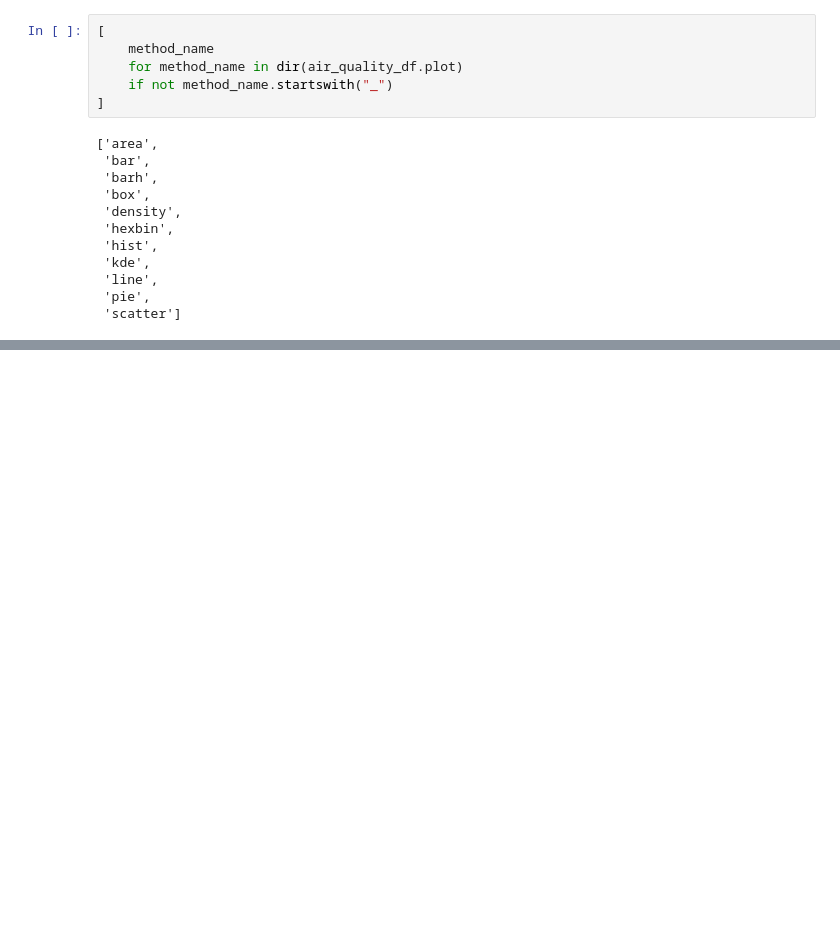
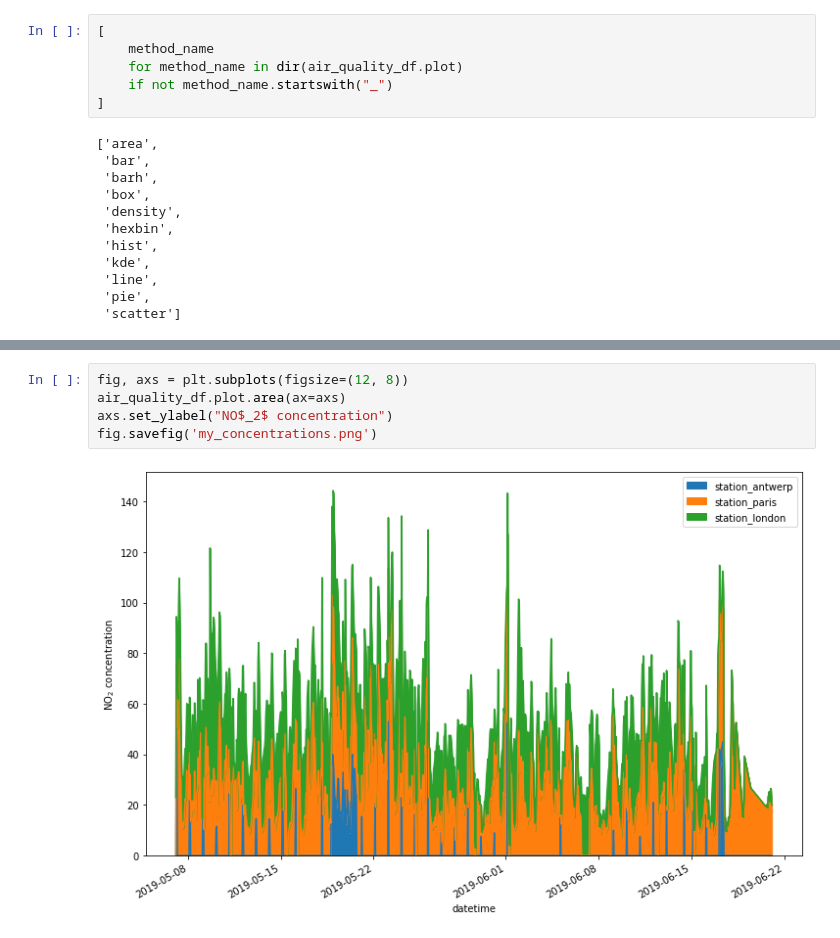
Before and after one commit to mubinui/PandasAdvanced, a Jupyter notebook: PandasAZ02.ipynb, the cells around one changed output, grey strips where cells are left out. Cells and saved outputs as stored; diff of their text form; blank space fills up the shorter version.

```diff
--- a/PandasAZ02.ipynb
+++ b/PandasAZ02.ipynb
@@ -55,0 +68,7 @@ air_quality_df.plot.scatter(x='station_london', y = 'station_paris', alpha=0.5,c
+# %%
+fig, axs = plt.subplots(figsize=(12, 8))
+air_quality_df.plot.area(ax=axs)
+axs.set_ylabel("NO$_2$ concentration")
+fig.savefig('my_concentrations.png')
+# %% [output]
+[figure, added]
```
Also changed, not shown: parts of 7 cells of this notebook.
